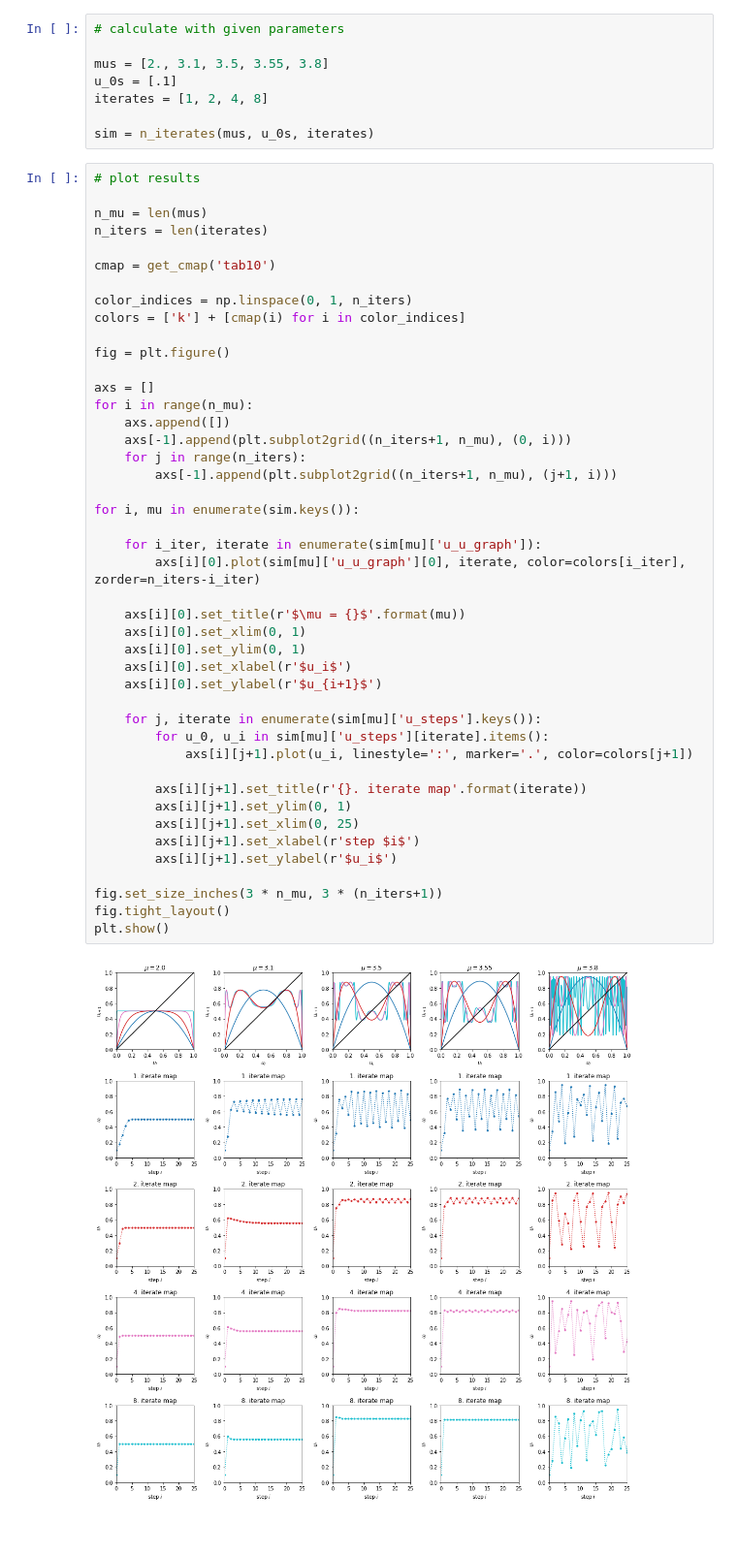
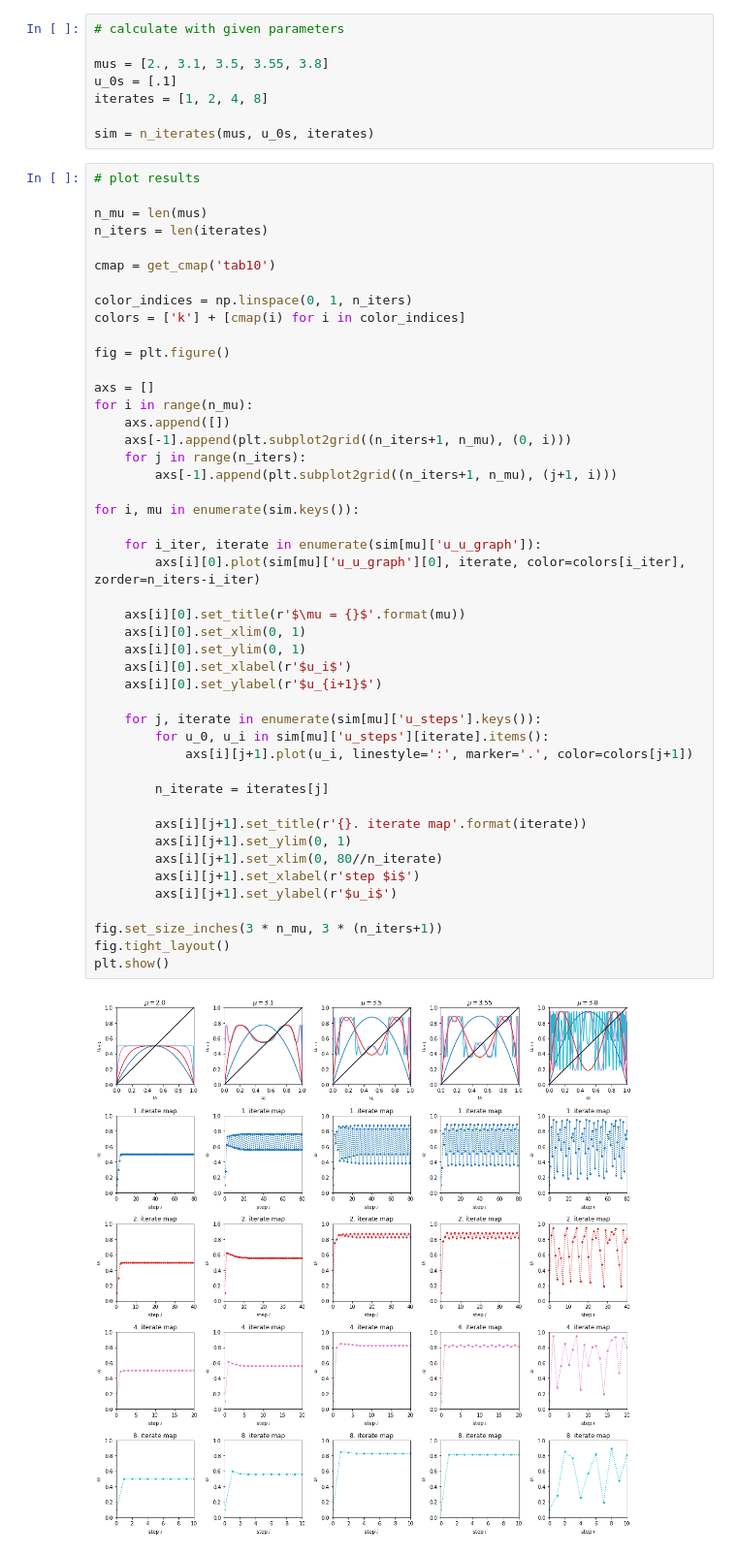
Before and after one commit to ManshaP/CCEES, a Jupyter notebook: exercise_2/1_second_iterate.ipynb, the cells around one changed output. Shown at 97% size. Drawn from its saved outputs; the diff is of its cells as text.

```diff
--- a/exercise_2/1_second_iterate.ipynb
+++ b/exercise_2/1_second_iterate.ipynb
@@ -163,32 +163,34 @@ axs = []
 for i in range(n_mu):
     axs.append([])
     axs[-1].append(plt.subplot2grid((n_iters+1, n_mu), (0, i)))
     for j in range(n_iters):
         axs[-1].append(plt.subplot2grid((n_iters+1, n_mu), (j+1, i)))
 
 for i, mu in enumerate(sim.keys()):
 
     for i_iter, iterate in enumerate(sim[mu]['u_u_graph']):
         axs[i][0].plot(sim[mu]['u_u_graph'][0], iterate, color=colors[i_iter], zorder=n_iters-i_iter)
 
     axs[i][0].set_title(r'$\mu = {}$'.format(mu))
     axs[i][0].set_xlim(0, 1)
     axs[i][0].set_ylim(0, 1)
     axs[i][0].set_xlabel(r'$u_i$')
     axs[i][0].set_ylabel(r'$u_{i+1}$')
 
     for j, iterate in enumerate(sim[mu]['u_steps'].keys()):
         for u_0, u_i in sim[mu]['u_steps'][iterate].items():
             axs[i][j+1].plot(u_i, linestyle=':', marker='.', color=colors[j+1])
 
+        n_iterate = iterates[j]
+
         axs[i][j+1].set_title(r'{}. iterate map'.format(iterate))
         axs[i][j+1].set_ylim(0, 1)
-        axs[i][j+1].set_xlim(0, 25)
+        axs[i][j+1].set_xlim(0, 80//n_iterate)
         axs[i][j+1].set_xlabel(r'step $i$')
         axs[i][j+1].set_ylabel(r'$u_i$')
 
 fig.set_size_inches(3 * n_mu, 3 * (n_iters+1))
 fig.tight_layout()
 plt.show()
 # %% [output]
-[figure, old version]
+[figure, new version]
```
